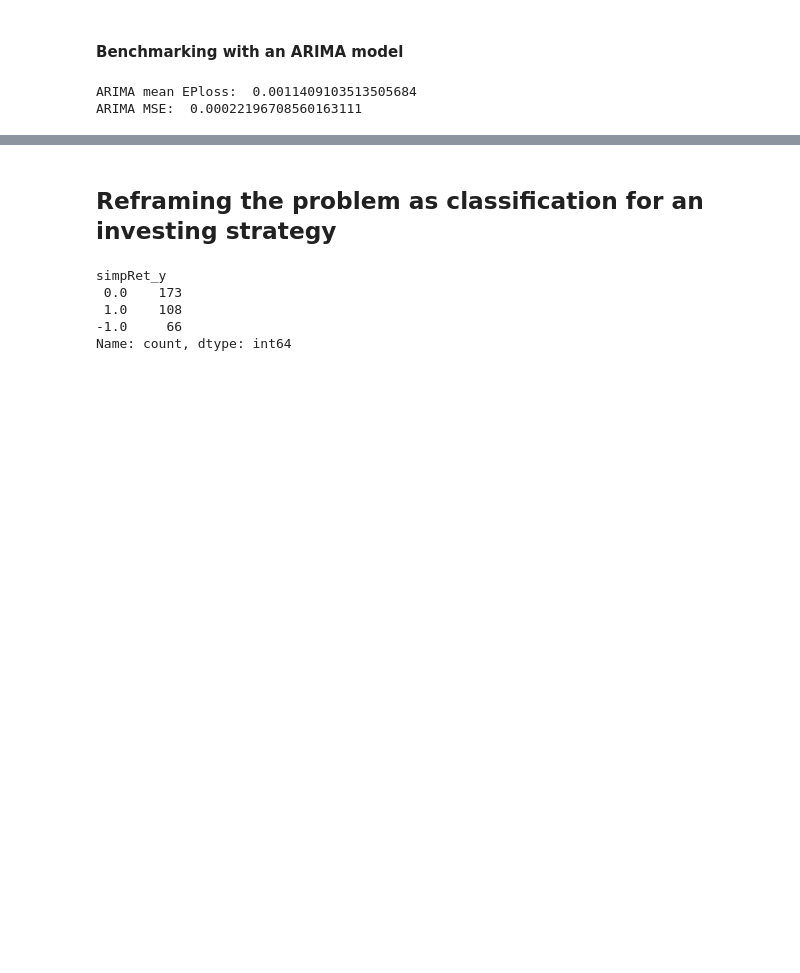
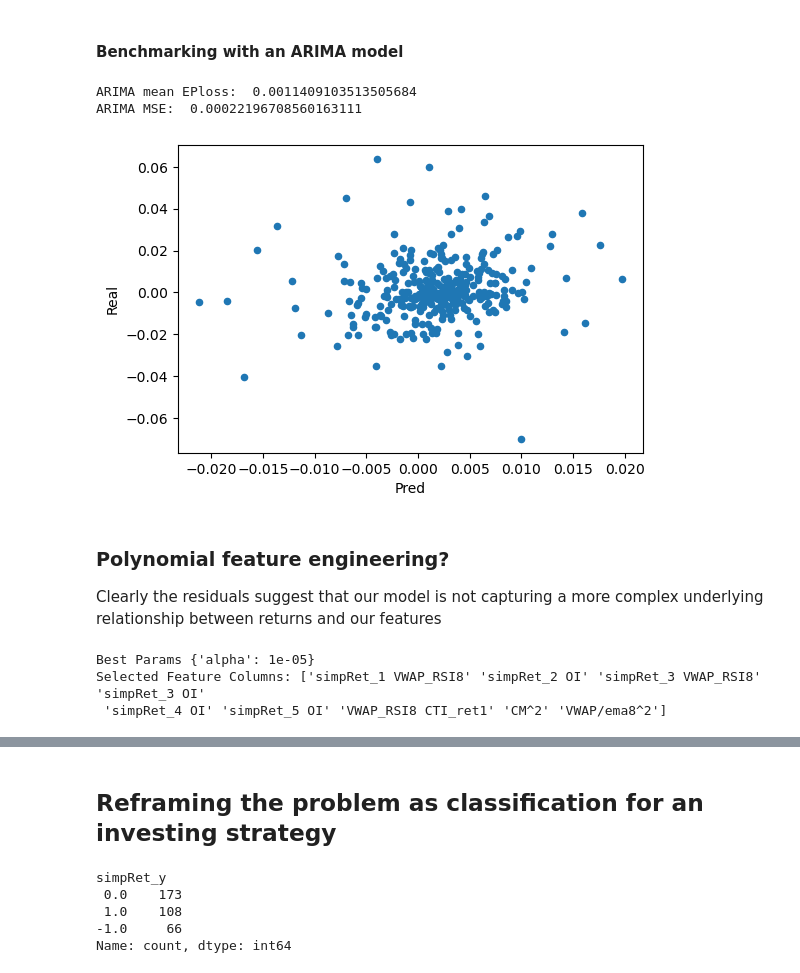
Before and after one commit to codyjcao/osrs-ge, a Jupyter notebook: osrs_ML_forecasting.ipynb, the cells around one changed output, grey strips where cells are left out. Cells and saved outputs as stored; diff of their text form; code cells hidden in the pictures; blank space fills up the shorter version.

```diff
--- a/osrs_ML_forecasting.ipynb
+++ b/osrs_ML_forecasting.ipynb
@@ -347,3 +261,77 @@ print("ARIMA MSE: ",(arima_result['errors']**2).mean())
 # %% [output]
 ARIMA mean EPloss:  0.0011409103513505684
 ARIMA MSE:  0.00022196708560163111
+# %%
+arima_result['ret_df'].plot(x='Pred',y='Real',kind='scatter',figsize=(6,4))
+plt.show()
+# %% [output]
+[figure, added]
+# %% [markdown]
+### Polynomial feature engineering?
+
+Clearly the residuals suggest that our model is not capturing a more complex underlying relationship between returns and our features
+# %%
+from sklearn.preprocessing import PolynomialFeatures
+pd.options.mode.chained_assignment = None  # default='warn'
+
+df_tr2 = DF[DF.index < train_dt]
+
+df2 = DF.copy()
+
+X = df_tr2.drop(['simpRet_y'],axis=1).values
+y = df_tr2['simpRet_y'].values
+
+poly = PolynomialFeatures(degree=2,include_bias=False)
+X_poly = poly.fit_transform(X)
+
+feat_names = poly.get_feature_names_out(input_features=df_tr2.drop(['simpRet_y'],axis=1).columns)
+
+# parameters to be tested on GridSearchCV
+params = {"alpha":np.arange(0.00001, 10, 500)}
+
+# Number of Folds and adding the random state for replication
+kf=KFold(n_splits=5,shuffle=True, random_state=42)
+
+# Initializing the Model
+lasso = Lasso()
+
+# GridSearchCV with model, params and folds.
+lasso_cv=GridSearchCV(lasso, param_grid=params, cv=kf)
+lasso_cv.fit(X_poly, y)
+alpha = lasso_cv.best_params_['alpha']
+print("Best Params {}".format(lasso_cv.best_params_))
+
+# calling the model with the best parameter
+lasso1 = Lasso(alpha=lasso_cv.best_params_['alpha'])
+lasso1.fit(X_poly, y)
+
+# Using np.abs() to make coefficients positive.
+lasso1_coef = np.abs(lasso1.coef_)
+
+# Subsetting the features that are relevant.
+feature_subset2=np.array(feat_names)[lasso1_coef>0.001]
+print("Selected Feature Columns: {}".format(feature_subset2))
+
+# Adding the target to the list of feaatures.
+feature_subset2=np.append(feature_subset2, 'simpRet_y')
+
+for col in feature_subset2:
+    if col not in df_tr2:
+        ## squared term
+        if '^2' in col:
+            df_tr2[col] = df_tr2[col[:-2]]**2
+            df2[col] = df2[col[:-2]]**2
+
+        ## interaction term
+        else:
+            col1,col2 = col.split(' ')
+            df_tr2[col] = df_tr2[col1]*df_tr2[col2]
+            df2[col] = df2[col1]*df2[col2]
+
+
+df_tr2_new = df_tr2[feature_subset2]
+df2_new = df2[feature_subset2]
+# %% [output]
+Best Params {'alpha': 1e-05}
+Selected Feature Columns: ['simpRet_1 VWAP_RSI8' 'simpRet_2 OI' 'simpRet_3 VWAP_RSI8' 'simpRet_3 OI'
+ 'simpRet_4 OI' 'simpRet_5 OI' 'VWAP_RSI8 CTI_ret1' 'CM^2' 'VWAP/ema8^2']
```
Also changed, not shown: parts of 25 cells of this notebook.
